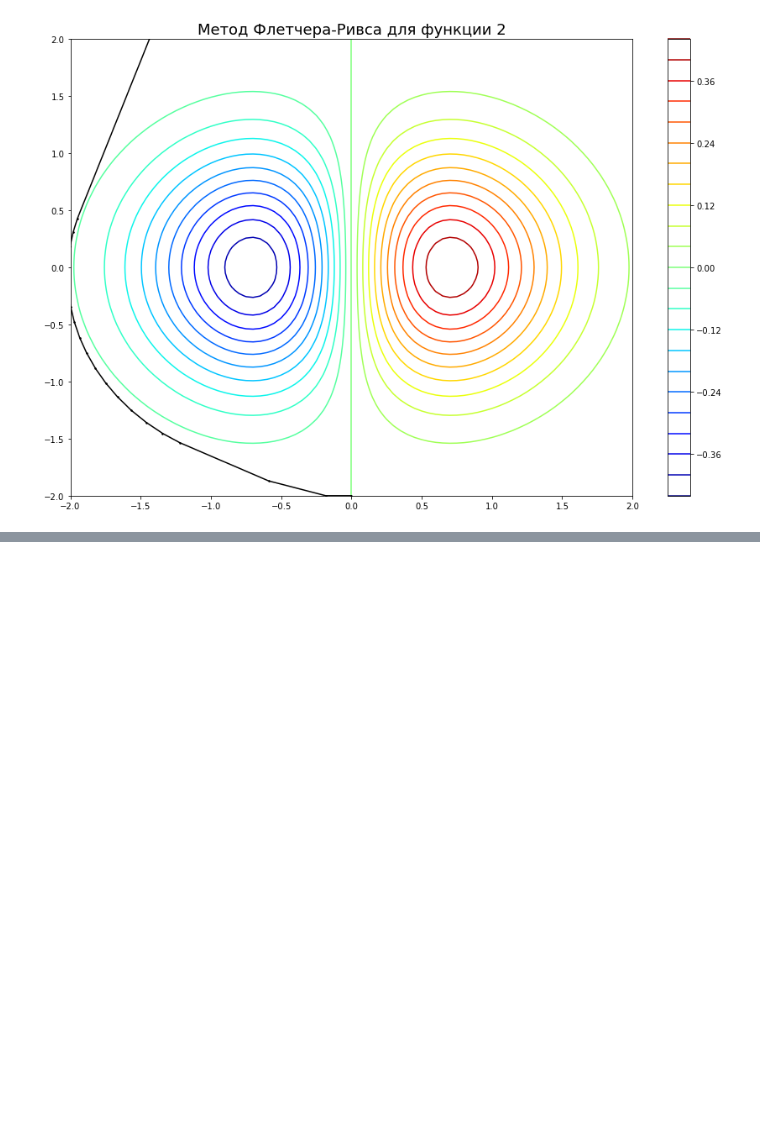
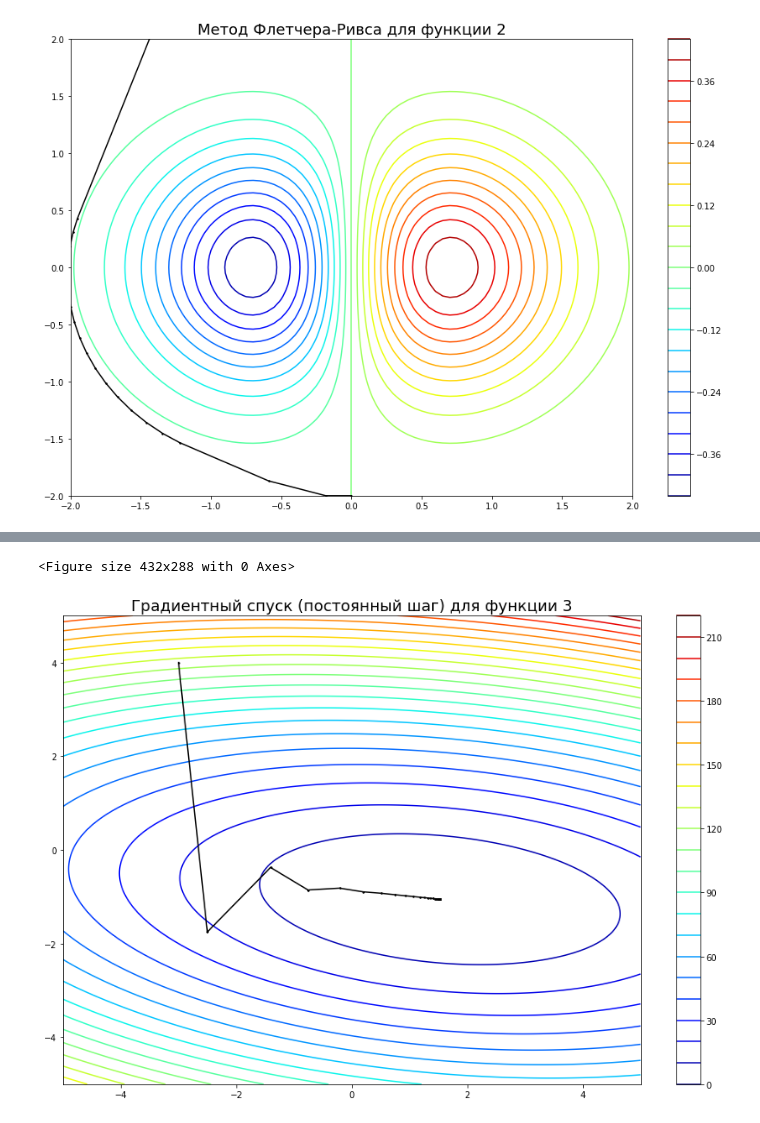
Before and after one commit to Ar4eR-ValerA/AppliedMath.IIISem, a Jupyter notebook: Lab2/visualization.ipynb, the cells around one changed output, grey strips where cells are left out. Cells and saved outputs as stored; diff of their text form; code cells hidden in the pictures; blank space fills up the shorter version.

```diff
--- a/Lab2/visualization.ipynb
+++ b/Lab2/visualization.ipynb
@@ -36,6 +38,8 @@ def visualize(oracle, x1_limit, x2_limit, steps, title):
 # %%
 o1 = Oracle1()
 o2 = Oracle2()
+o3 = Oracle3()
+o4 = Oracle4()
 t1 = algos.ConstStep()
 t2 = algos.SplittingStep(0.3)
 t3 = algos.GoldenRatioStep()
@@ -73,0 +93,6 @@ visualize(o2, (-2, 2), (-2, 2), res, "Метод Флетчера-Ривса д
+# %%
+res = gradient_descent(o3, np.array([-3, 4]), t1, 0.0001, max_iter=1000, max_alpha=1, exit_clause="argument")[1]
+visualize(o3, (-5, 5), (-5, 5), res, "Градиентный спуск (постоянный шаг) для функции 3")
+# %% [output]
+<Figure size 432x288 with 0 Axes>
+[figure, added]
```
Also changed, not shown: parts of 8 cells of this notebook, 2 other files.
